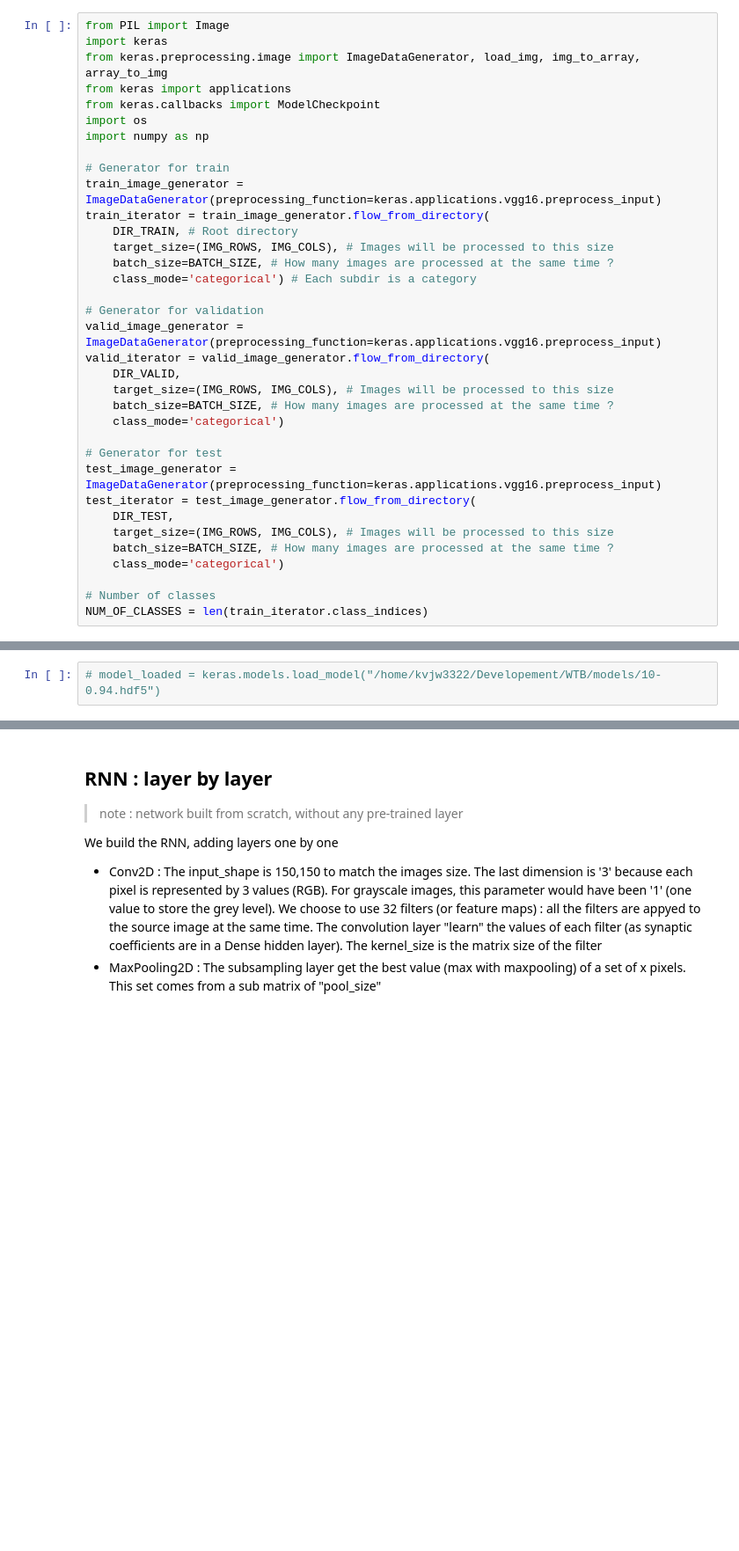
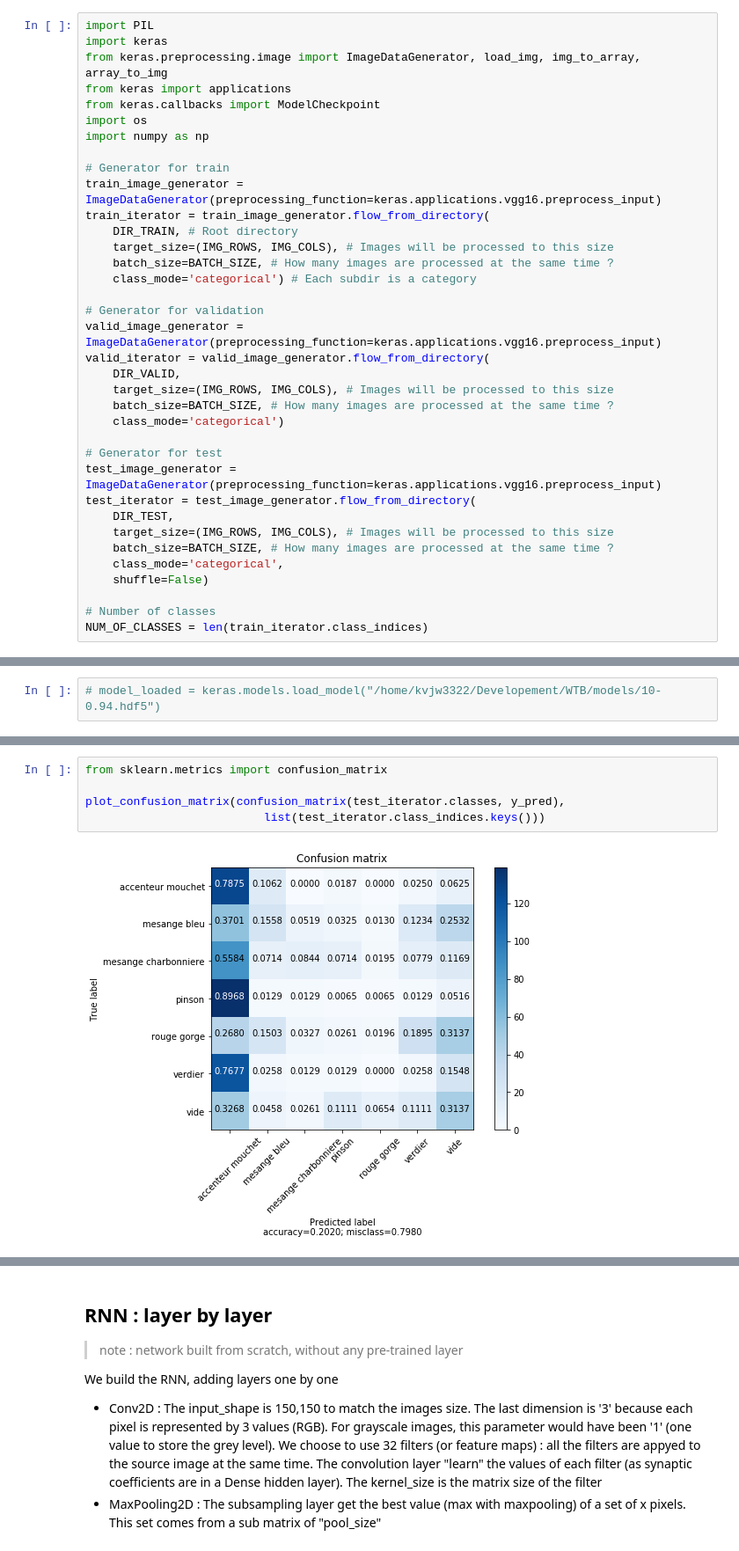
Before and after one commit to fabiolab/bigbrother_birdhouse, a Jupyter notebook: notebook/WTB.ipynb, the cells around one changed output, grey strips where cells are left out. Shown: that part at 88% size. Drawn from its saved outputs; the diff is of its cells as text; blank space fills up the shorter version.

Commit message:
Prettier confusion matrix and manual validation

```diff
--- a/notebook/WTB.ipynb
+++ b/notebook/WTB.ipynb
@@ -16,7 +16,7 @@ DIR_TRAIN = '/home/kvjw3322/Developement/WTB/photos/photos_train'
 DIR_VALID = '/home/kvjw3322/Developement/WTB/photos/photos_valid'
 DIR_TEST = '/home/kvjw3322/Developement/WTB/photos/photos_test'
 # %%
-from PIL import Image
+import PIL
 import keras
 from keras.preprocessing.image import ImageDataGenerator, load_img, img_to_array, array_to_img
 from keras import applications
@@ -46,7 +46,8 @@ test_iterator = test_image_generator.flow_from_directory(
     DIR_TEST,
     target_size=(IMG_ROWS, IMG_COLS), # Images will be processed to this size
     batch_size=BATCH_SIZE, # How many images are processed at the same time ?
-    class_mode='categorical')
+    class_mode='categorical',
+    shuffle=False)
 
 # Number of classes
 NUM_OF_CLASSES = len(train_iterator.class_indices)
@@ -150,0 +208,7 @@ Confusion Matrix
+# %%
+from sklearn.metrics import confusion_matrix
+
+plot_confusion_matrix(confusion_matrix(test_iterator.classes, y_pred),
+                          list(test_iterator.class_indices.keys()))
+# %% [output]
+[figure, added]
```
Also changed, not shown: parts of 13 cells of this notebook.
